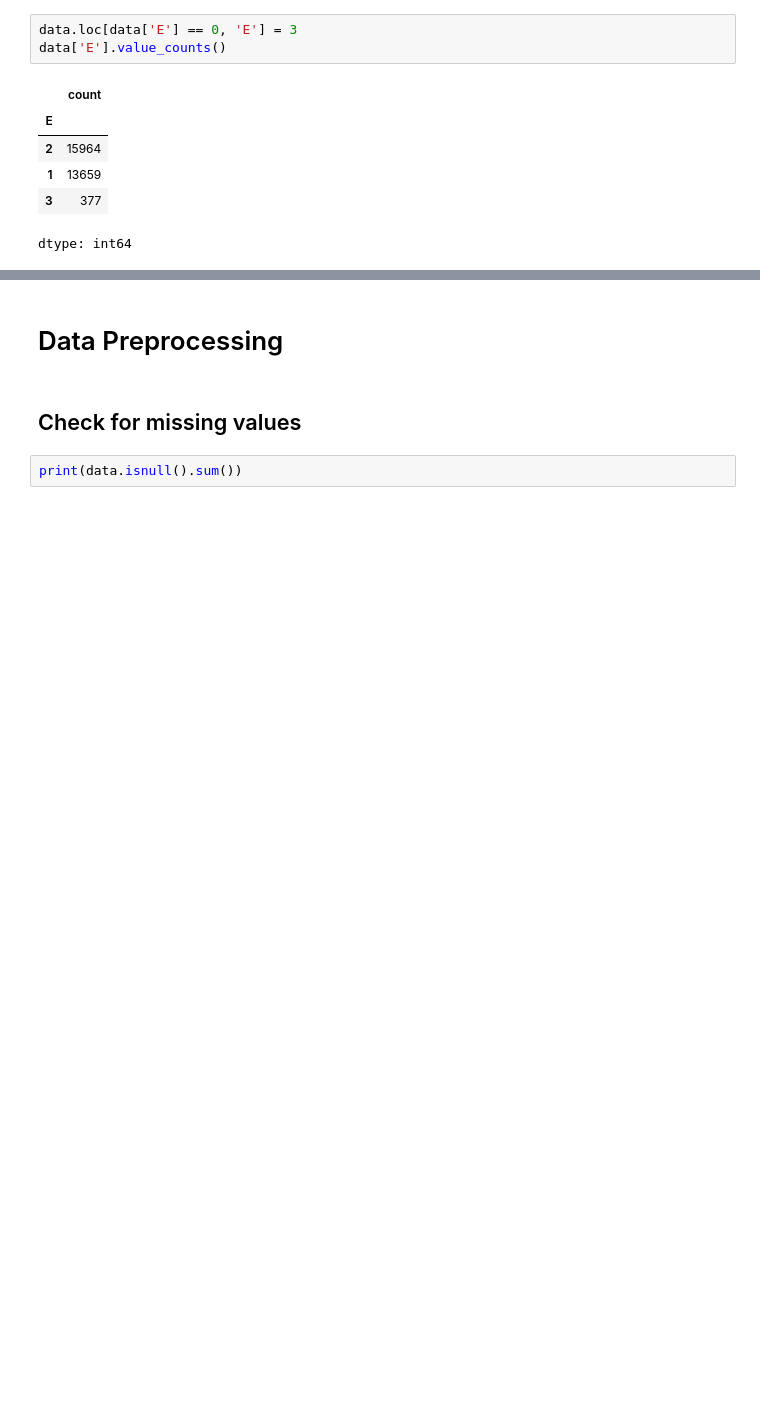
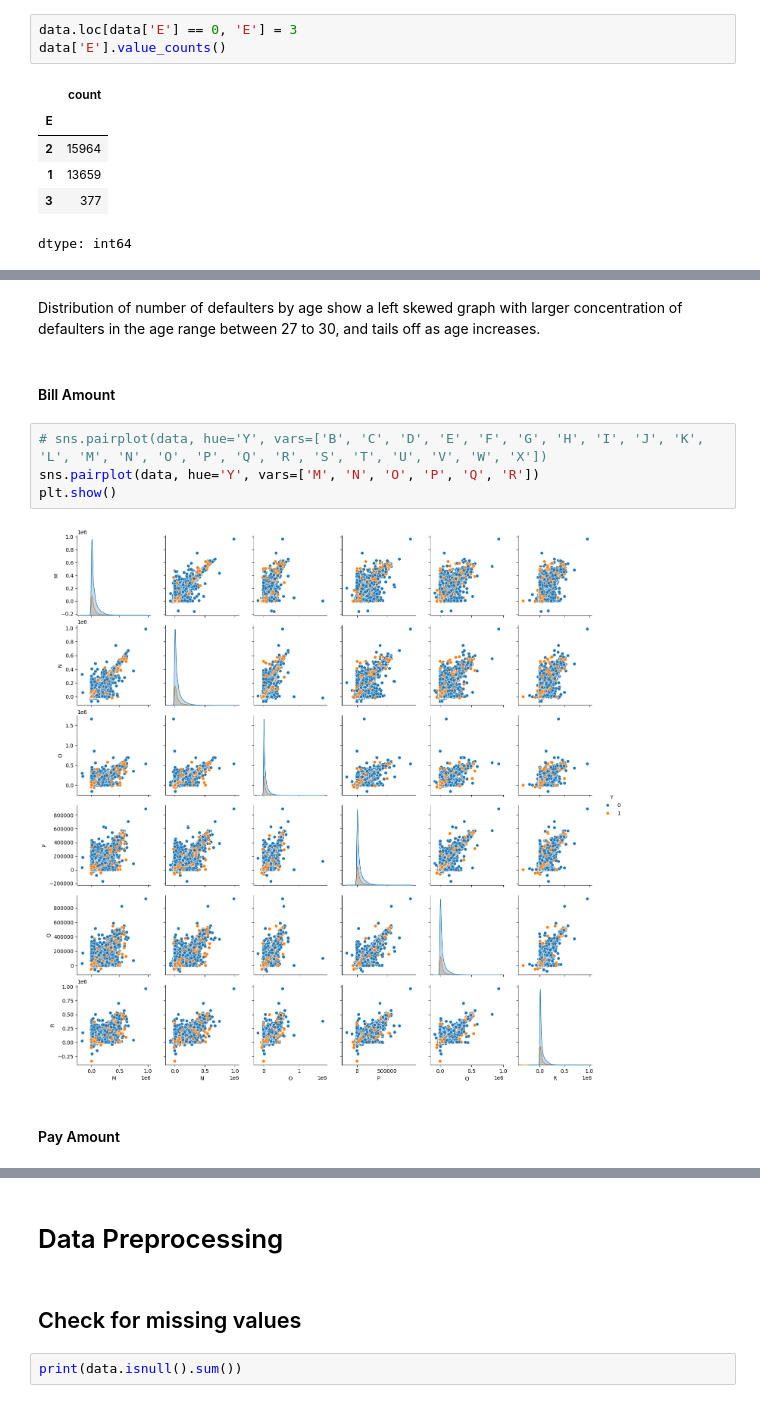
Before and after one commit to Hamayah/BT3104_Group_Project, a Jupyter notebook: BT3104_Group_1.ipynb, the cells around one changed output, grey strips where cells are left out. Drawn from its saved outputs; the diff is of its cells as text; blank space fills up the shorter version.

```diff
--- a/BT3104_Group_1.ipynb
+++ b/BT3104_Group_1.ipynb
@@ -304,0 +348,12 @@ for col in categorical_features:
+# %% [markdown]
+Distribution of number of defaulters by age show a left skewed graph with larger concentration of defaulters in the age range between 27 to 30, and tails off as age increases.
+# %% [markdown]
+#### Bill Amount
+# %%
+# sns.pairplot(data, hue='Y', vars=['B', 'C', 'D', 'E', 'F', 'G', 'H', 'I', 'J', 'K', 'L', 'M', 'N', 'O', 'P', 'Q', 'R', 'S', 'T', 'U', 'V', 'W', 'X'])
+sns.pairplot(data, hue='Y', vars=['M', 'N', 'O', 'P', 'Q', 'R'])
+plt.show()
+# %% [output]
+[figure, added]
+# %% [markdown]
+#### Pay Amount
```
Also changed, not shown: parts of 21 cells of this notebook.
